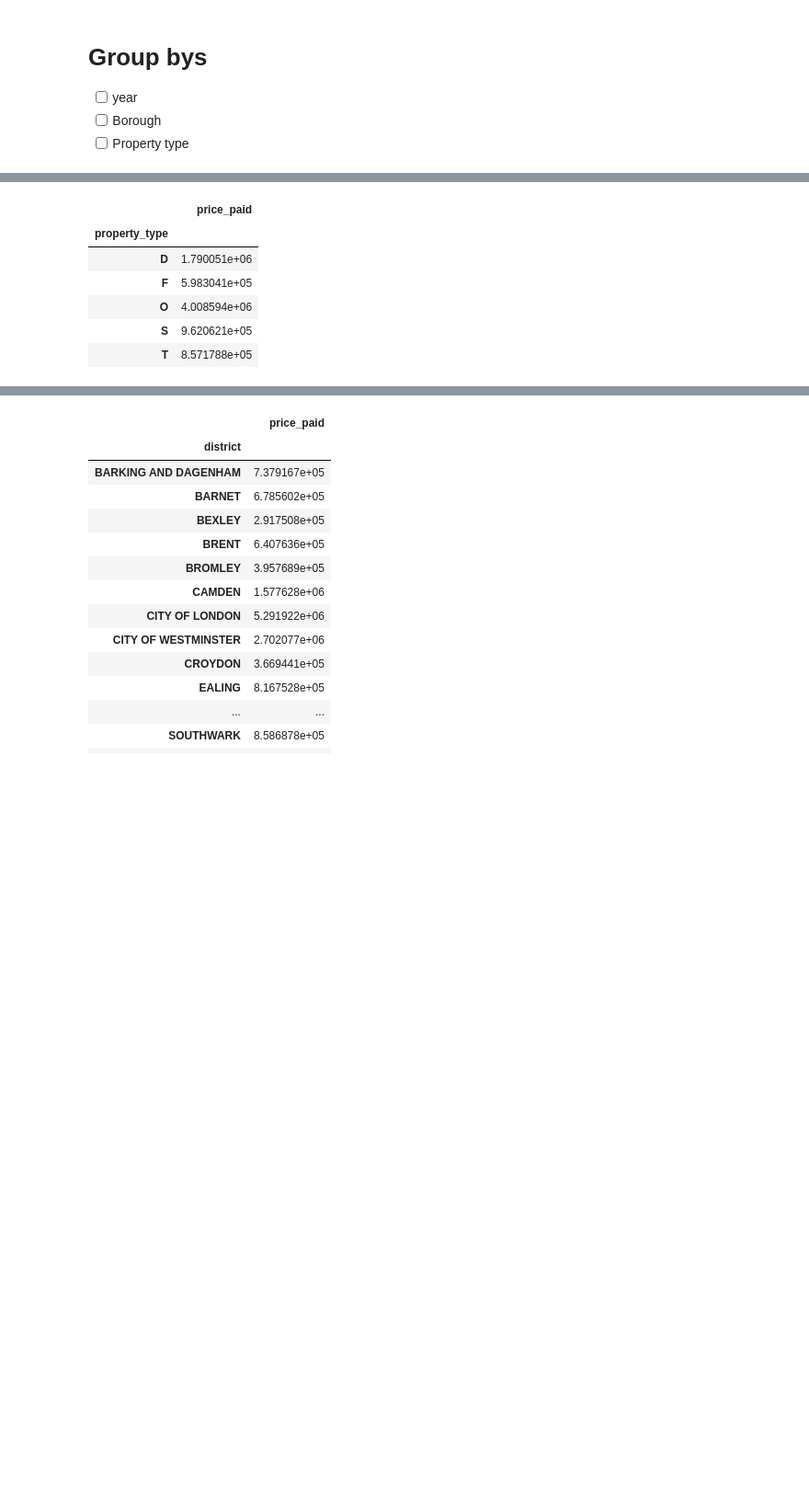
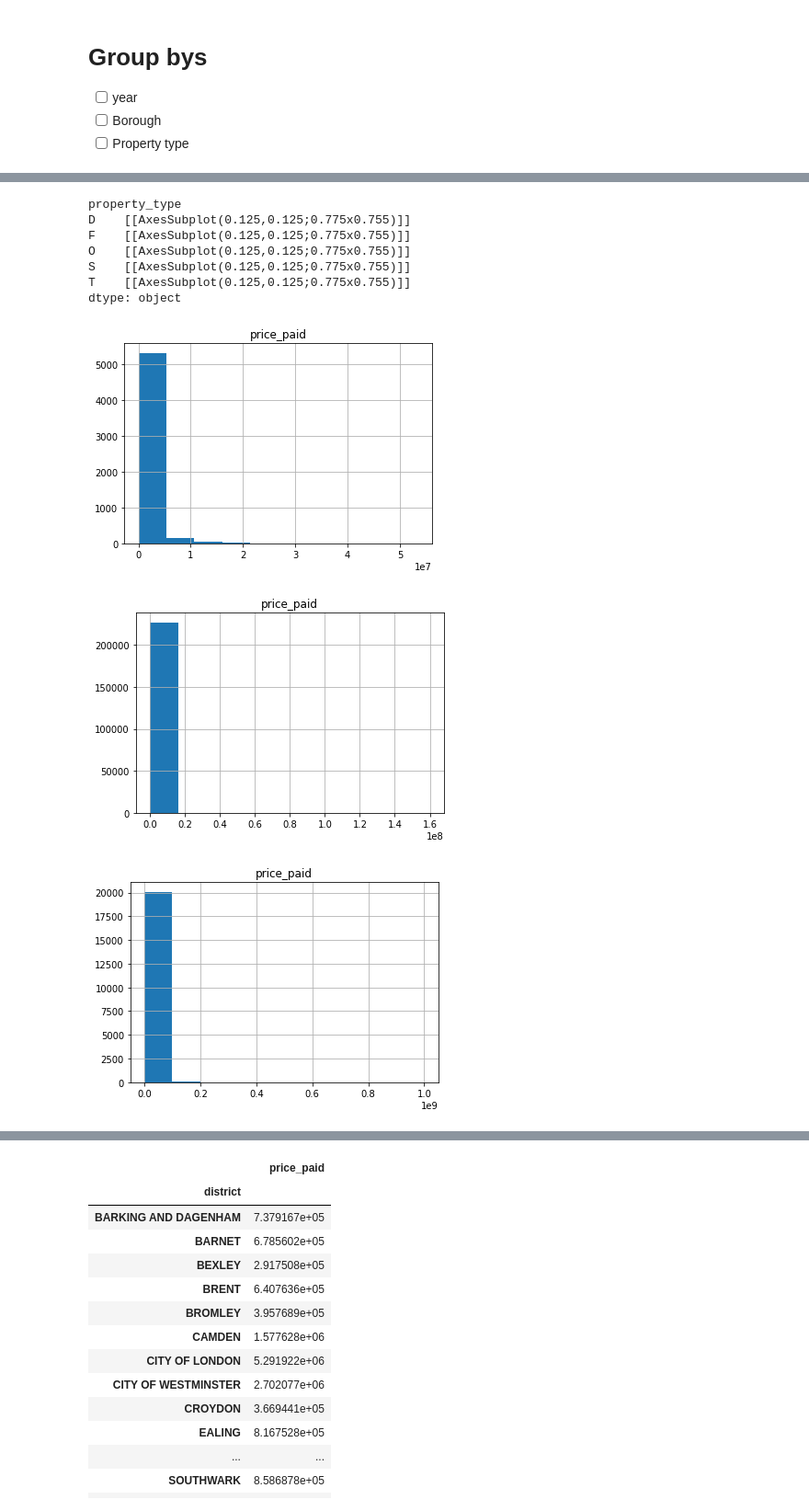
Before and after one commit to davidmaceachern/QAC020X303, a Jupyter notebook: notebooks/master.ipynb, the cells around one changed output, grey strips where cells are left out. Shown: that part at 92% size. Saved outputs shown, nothing was run; the diff lists cells and outputs as text; code cells hidden in the pictures; blank space fills up the shorter version.

```diff
--- a/notebooks/master.ipynb
+++ b/notebooks/master.ipynb
@@ -441,10 +442,15 @@ AttributeError: 'Series' object has no attribute 'MinMaxScaler'
 # %%
-df.groupby(['property_type']).mean()
+gb_property_type = df.groupby(['property_type'])
-# %% [output]
-|  | price_paid |
-| property_type |  |
-| D | 1.790051e+06 |
-| F | 5.983041e+05 |
-| O | 4.008594e+06 |
-| S | 9.620621e+05 |
-| T | 8.571788e+05 |
+# %%
+gb_property_type.hist()
+# %% [output]
+property_type
+D    [[AxesSubplot(0.125,0.125;0.775x0.755)]]
+F    [[AxesSubplot(0.125,0.125;0.775x0.755)]]
+O    [[AxesSubplot(0.125,0.125;0.775x0.755)]]
+S    [[AxesSubplot(0.125,0.125;0.775x0.755)]]
+T    [[AxesSubplot(0.125,0.125;0.775x0.755)]]
+dtype: object
+[figure, added]
+[figure, added]
+[figure, added]
```
Also changed, not shown: parts of 13 cells of this notebook, 4 other files.
